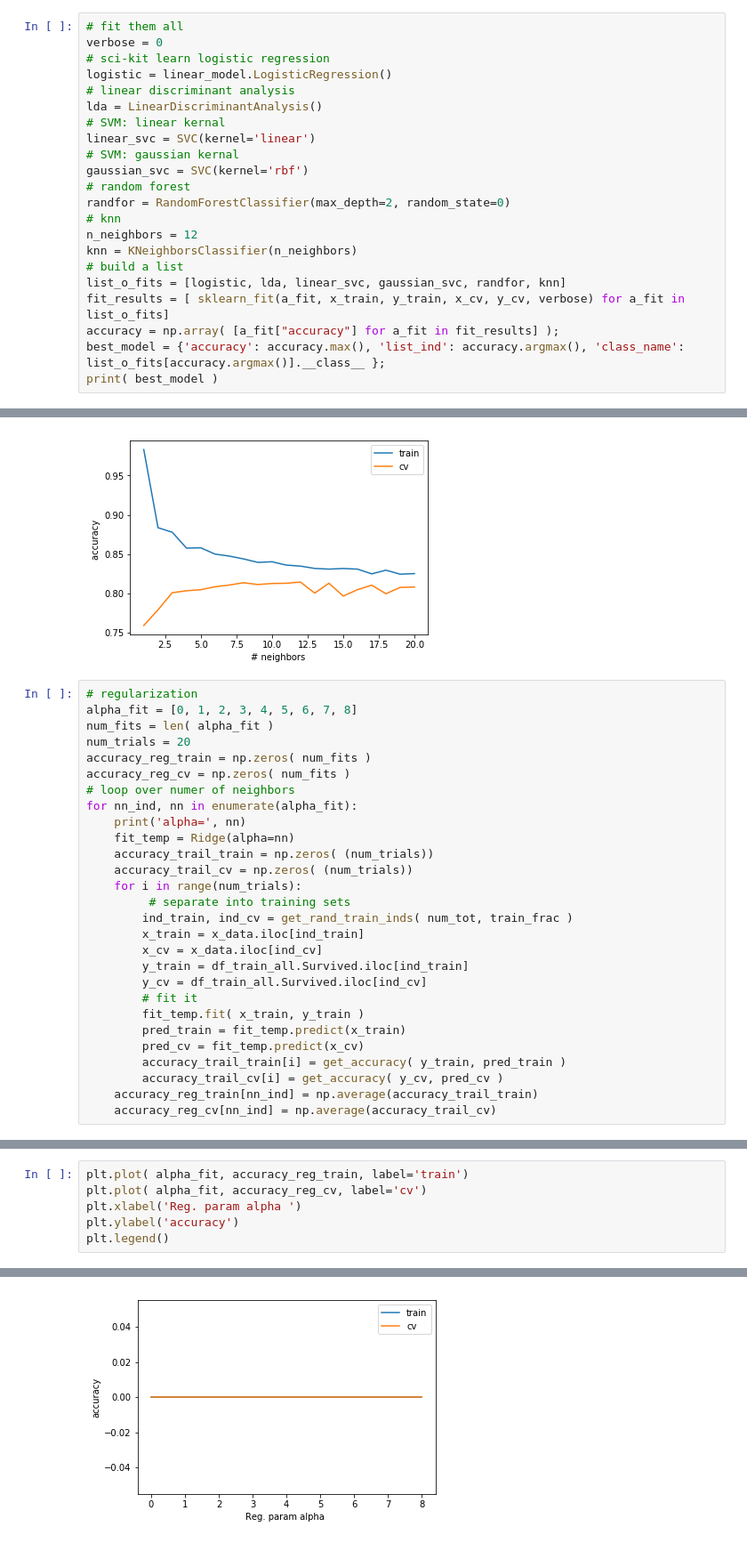
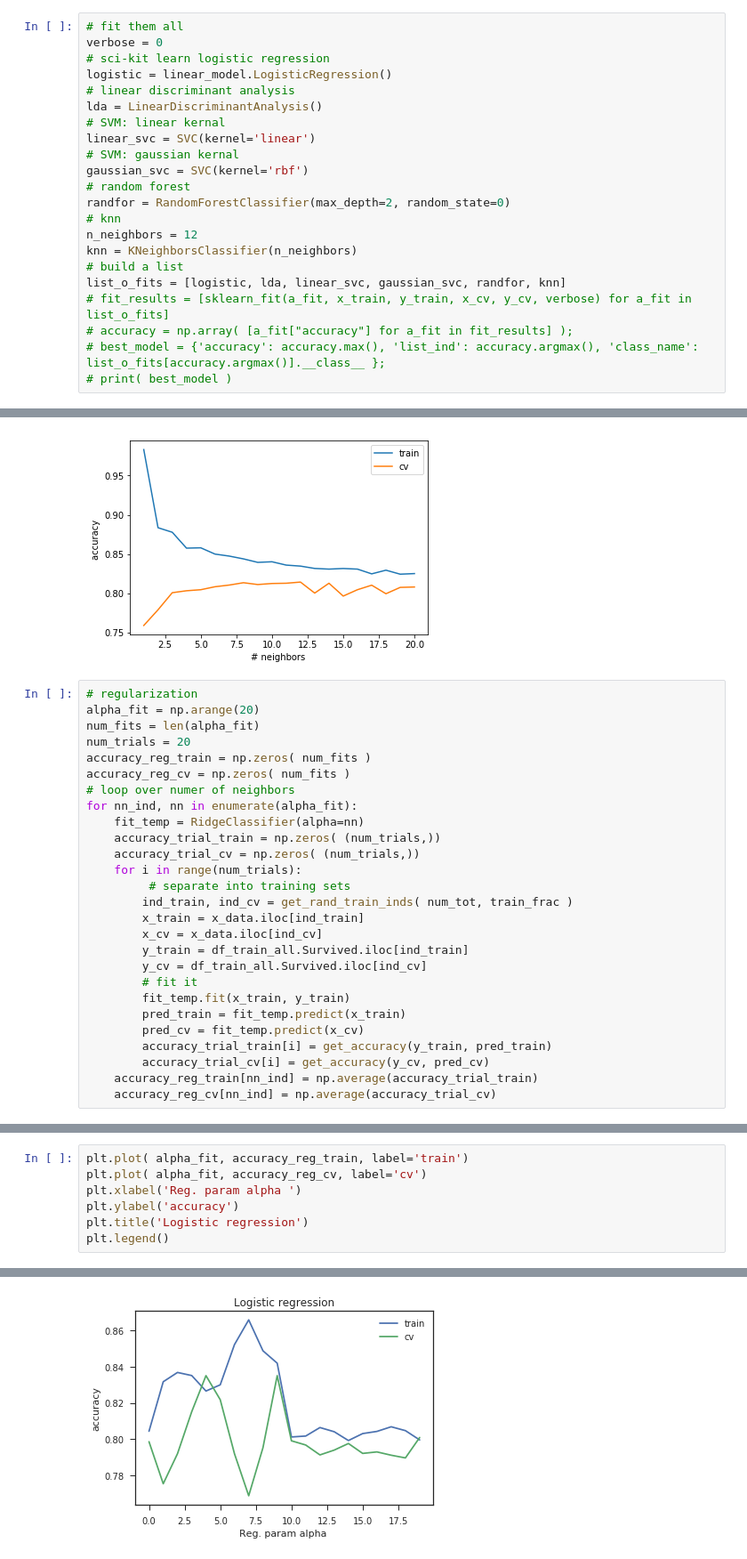
Before and after one commit to mstefferson/kaggle, a Jupyter notebook: titanic_Survival/titanic_survival_mws.ipynb, the cells around one changed output, grey strips where cells are left out. Shown at 89% size. Cells and saved outputs as stored; diff of their text form.

Commit message:
Added learning curve, validation, and MLPclass to my notebook

```diff
--- a/titanic_Survival/titanic_survival_mws.ipynb
+++ b/titanic_Survival/titanic_survival_mws.ipynb
@@ -236,7 +210,7 @@ n_neighbors = 12
 knn = KNeighborsClassifier(n_neighbors)
 # build a list
 list_o_fits = [logistic, lda, linear_svc, gaussian_svc, randfor, knn]
-fit_results = [ sklearn_fit(a_fit, x_train, y_train, x_cv, y_cv, verbose) for a_fit in list_o_fits]
-accuracy = np.array( [a_fit["accuracy"] for a_fit in fit_results] );
-best_model = {'accuracy': accuracy.max(), 'list_ind': accuracy.argmax(), 'class_name': list_o_fits[accuracy.argmax()].__class__ };
-print( best_model )
+# fit_results = [sklearn_fit(a_fit, x_train, y_train, x_cv, y_cv, verbose) for a_fit in list_o_fits]
+# accuracy = np.array( [a_fit["accuracy"] for a_fit in fit_results] );
+# best_model = {'accuracy': accuracy.max(), 'list_ind': accuracy.argmax(), 'class_name': list_o_fits[accuracy.argmax()].__class__ };
+# print( best_model )
@@ -313,17 +285,16 @@ plt.legend()
 [figure]
 # %%
 # regularization
-alpha_fit = [0, 1, 2, 3, 4, 5, 6, 7, 8]
-num_fits = len( alpha_fit )
+alpha_fit = np.arange(20)
+num_fits = len(alpha_fit)
 num_trials = 20
 accuracy_reg_train = np.zeros( num_fits )
 accuracy_reg_cv = np.zeros( num_fits )
 # loop over numer of neighbors
 for nn_ind, nn in enumerate(alpha_fit):
-    print('alpha=', nn)
-    fit_temp = Ridge(alpha=nn)
-    accuracy_trail_train = np.zeros( (num_trials))
-    accuracy_trail_cv = np.zeros( (num_trials))
+    fit_temp = RidgeClassifier(alpha=nn)
+    accuracy_trial_train = np.zeros( (num_trials,))
+    accuracy_trial_cv = np.zeros( (num_trials,))
     for i in range(num_trials):
          # separate into training sets
         ind_train, ind_cv = get_rand_train_inds( num_tot, train_frac )
@@ -332,11 +303,11 @@ for nn_ind, nn in enumerate(alpha_fit):
         y_train = df_train_all.Survived.iloc[ind_train]
         y_cv = df_train_all.Survived.iloc[ind_cv]
         # fit it
-        fit_temp.fit( x_train, y_train )
+        fit_temp.fit(x_train, y_train)
         pred_train = fit_temp.predict(x_train)
         pred_cv = fit_temp.predict(x_cv)
-        accuracy_trail_train[i] = get_accuracy( y_train, pred_train )
-        accuracy_trail_cv[i] = get_accuracy( y_cv, pred_cv )
-    accuracy_reg_train[nn_ind] = np.average(accuracy_trail_train)
-    accuracy_reg_cv[nn_ind] = np.average(accuracy_trail_cv)
+        accuracy_trial_train[i] = get_accuracy(y_train, pred_train)
+        accuracy_trial_cv[i] = get_accuracy(y_cv, pred_cv)
+    accuracy_reg_train[nn_ind] = np.average(accuracy_trial_train)
+    accuracy_reg_cv[nn_ind] = np.average(accuracy_trial_cv)
 # %% [output]
@@ -352,9 +317,10 @@ alpha= 8
 # %%
 plt.plot( alpha_fit, accuracy_reg_train, label='train')
 plt.plot( alpha_fit, accuracy_reg_cv, label='cv')
 plt.xlabel('Reg. param alpha ')
 plt.ylabel('accuracy')
+plt.title('Logistic regression')
 plt.legend()
 # %% [output]
 <matplotlib.legend.Legend at 0x...>
-[figure, old version]
+[figure, new version]
```
Also changed, not shown: parts of 25 cells of this notebook.
